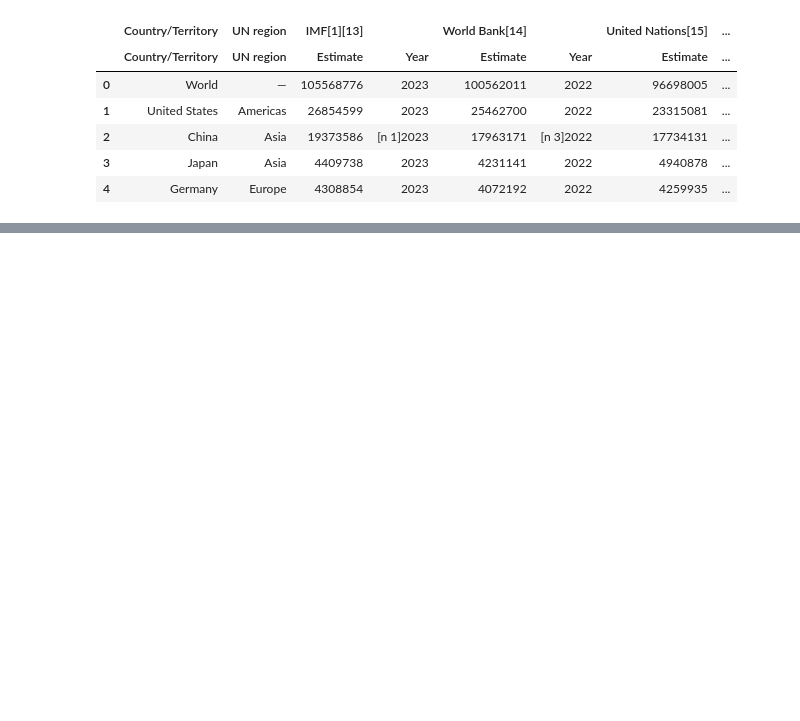
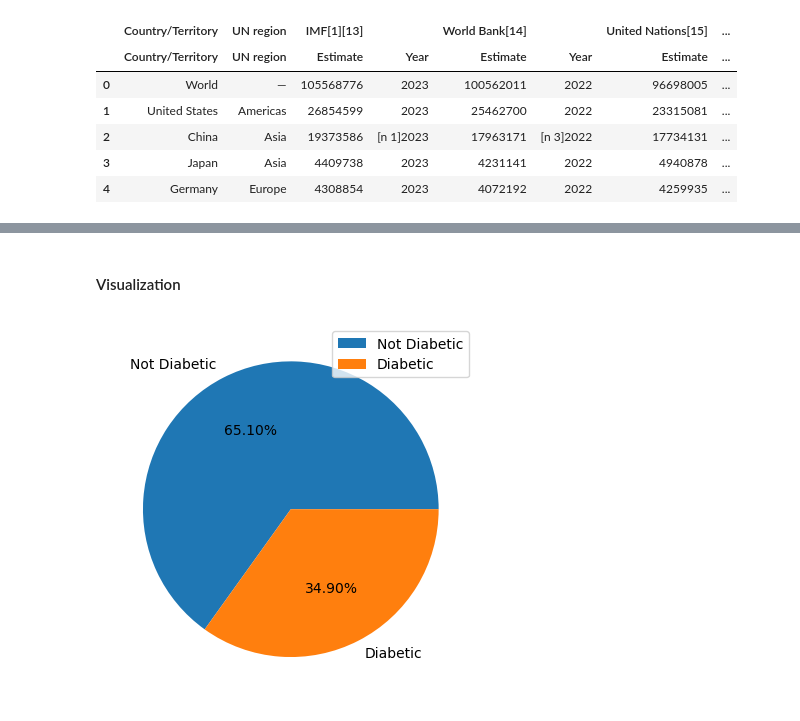
Before and after one commit to victor-luna-data/CourseIBM, a Jupyter notebook: REST_API.ipynb, the cells around one changed output, grey strips where cells are left out. Saved outputs shown, nothing was run; the diff lists cells and outputs as text; code cells hidden in the pictures; blank space fills up the shorter version.

```diff
--- a/REST_API.ipynb
+++ b/REST_API.ipynb
@@ -482,0 +653,3 @@ df.head()
+# %%
+df = pd.read_csv('diabetes.csv')
+df.head()
@@ -482,0 +737,2 @@ df.head()
+# %%
+df['Outcome'] = df.Outcome.astype('int32')
@@ -482,0 +758,2 @@ df.head()
+# %% [markdown]
+#### Visualization
@@ -482,0 +763,7 @@ df.head()
+# %%
+labels= 'Not Diabetic','Diabetic'
+plt.pie(df['Outcome'].value_counts(),labels=labels,autopct='%0.02f%%')
+plt.legend()
+plt.show()
+# %% [output]
+[figure, added]
```
Also changed, not shown: parts of 37 cells of this notebook.
